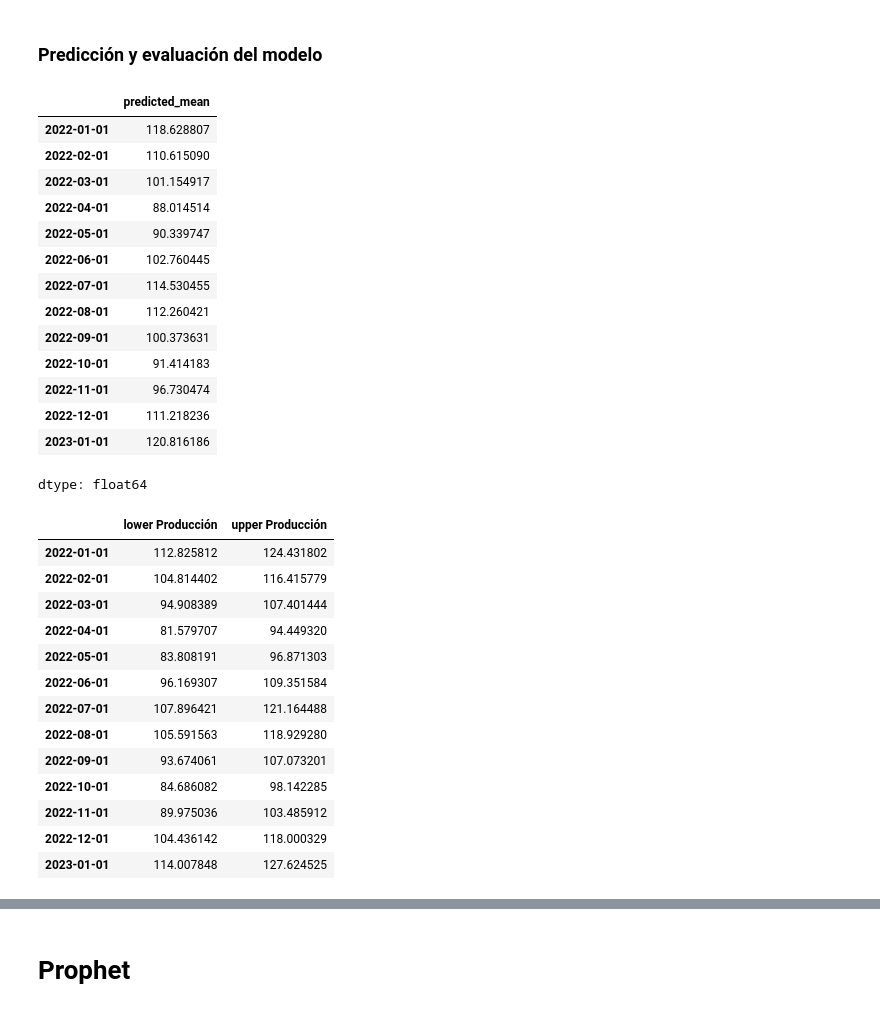
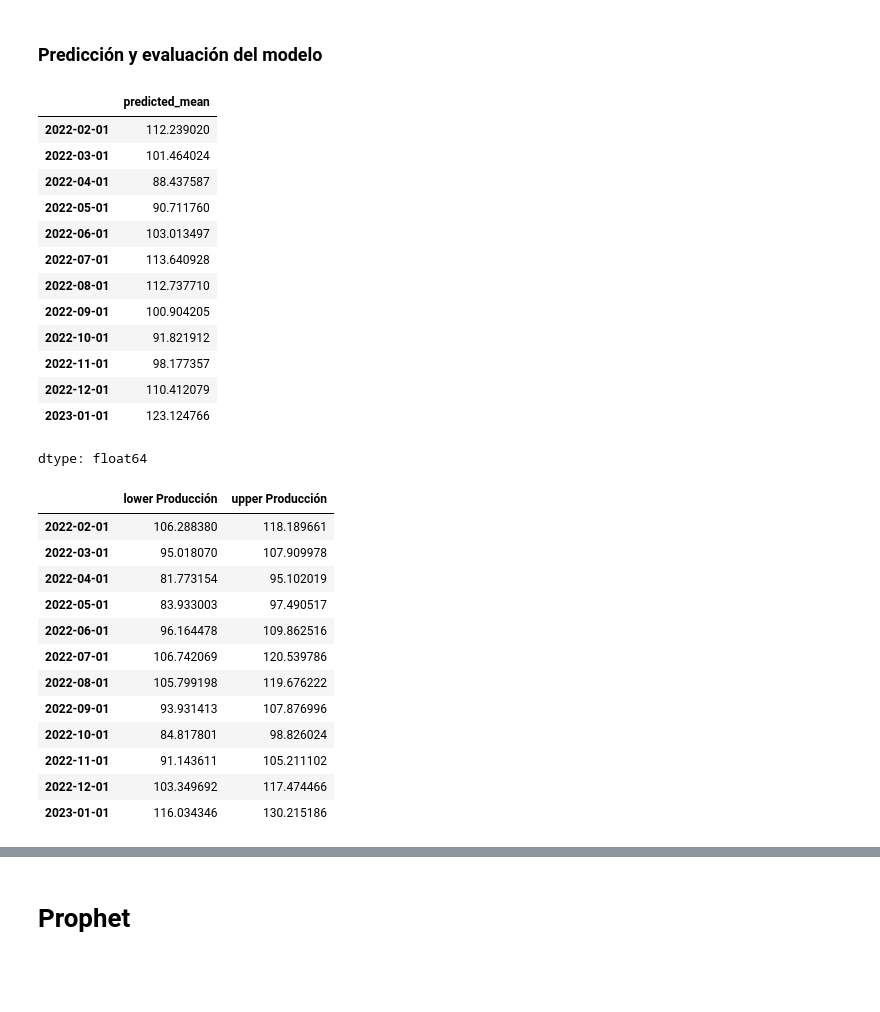
Before and after one commit to AnIsAsPe/Prediccion-produccion-electricidad, a Jupyter notebook: notebooks/Predicción_producción_electricidad.ipynb, the cells around one changed output, grey strips where cells are left out. Drawn from its saved outputs; the diff is of its cells as text; code cells hidden in the pictures; blank space fills up the shorter version.

```diff
--- a/notebooks/Predicción_producción_electricidad.ipynb
+++ b/notebooks/Predicción_producción_electricidad.ipynb
@@ -183,4 +172,0 @@ No se rechaza la hipóteis nula, los datos no son estacionarios
-# %%
-datos['1a diff']= datos['Producción'] - datos['Producción'].shift(1)
-datos['1a diff'].plot(figsize=(10,4))
-plt.show()
@@ -345,7 +410,7 @@ modelo = SARIMAX(train,
                 #  order = modelo[0],
                 #  seasonal_order = modelo[1],
                  order = (1, 1, 2),
-                 seasonal_order = (0, 2, 2, 12),
+                 seasonal_order = (0, 2, 3, 12),
                  enforce_stationarity = False,
                  enforce_invertibility = False)
 resultados = modelo.fit()
@@ -373,24 +439,23 @@ plt.show()
 # %% [markdown]
 ###  Predicción y evaluación del modelo
 # %%
-pred = resultados.get_prediction(start = split_month,
+pred = resultados.get_prediction(start = split_month + pd.DateOffset(months=1),
                                  end =end_month)
 pred.predicted_mean
 # %% [output]
 |  | predicted_mean |
-| 2022-01-01 | 118.628807 |
-| 2022-02-01 | 110.615090 |
-| 2022-03-01 | 101.154917 |
-| 2022-04-01 | 88.014514 |
-| 2022-05-01 | 90.339747 |
-| 2022-06-01 | 102.760445 |
-| 2022-07-01 | 114.530455 |
-| 2022-08-01 | 112.260421 |
-| 2022-09-01 | 100.373631 |
-| 2022-10-01 | 91.414183 |
-| 2022-11-01 | 96.730474 |
-| 2022-12-01 | 111.218236 |
-| 2023-01-01 | 120.816186 |
+| 2022-02-01 | 112.239020 |
+| 2022-03-01 | 101.464024 |
+| 2022-04-01 | 88.437587 |
+| 2022-05-01 | 90.711760 |
+| 2022-06-01 | 103.013497 |
+| 2022-07-01 | 113.640928 |
+| 2022-08-01 | 112.737710 |
+| 2022-09-01 | 100.904205 |
+| 2022-10-01 | 91.821912 |
+| 2022-11-01 | 98.177357 |
+| 2022-12-01 | 110.412079 |
+| 2023-01-01 | 123.124766 |
 dtype: float64
 # %%
 #intervalo de confianza
@@ -398,19 +463,18 @@ pred_IC = pred.conf_int()
 pred_IC
 # %% [output]
 |  | lower Producción | upper Producción |
-| 2022-01-01 | 112.825812 | 124.431802 |
-| 2022-02-01 | 104.814402 | 116.415779 |
-| 2022-03-01 | 94.908389 | 107.401444 |
-| 2022-04-01 | 81.579707 | 94.449320 |
-| 2022-05-01 | 83.808191 | 96.871303 |
-| 2022-06-01 | 96.169307 | 109.351584 |
-| 2022-07-01 | 107.896421 | 121.164488 |
-| 2022-08-01 | 105.591563 | 118.929280 |
-| 2022-09-01 | 93.674061 | 107.073201 |
-| 2022-10-01 | 84.686082 | 98.142285 |
-| 2022-11-01 | 89.975036 | 103.485912 |
-| 2022-12-01 | 104.436142 | 118.000329 |
-| 2023-01-01 | 114.007848 | 127.624525 |
+| 2022-02-01 | 106.288380 | 118.189661 |
+| 2022-03-01 | 95.018070 | 107.909978 |
+| 2022-04-01 | 81.773154 | 95.102019 |
+| 2022-05-01 | 83.933003 | 97.490517 |
+| 2022-06-01 | 96.164478 | 109.862516 |
+| 2022-07-01 | 106.742069 | 120.539786 |
+| 2022-08-01 | 105.799198 | 119.676222 |
+| 2022-09-01 | 93.931413 | 107.876996 |
+| 2022-10-01 | 84.817801 | 98.826024 |
+| 2022-11-01 | 91.143611 | 105.211102 |
+| 2022-12-01 | 103.349692 | 117.474466 |
+| 2023-01-01 | 116.034346 | 130.215186 |
 # %%
 fig = datos.loc[:,'Producción'].plot(label = 'Observaciones',
                                            figsize =(10,4))
```
Also changed, not shown: parts of 58 cells of this notebook.
